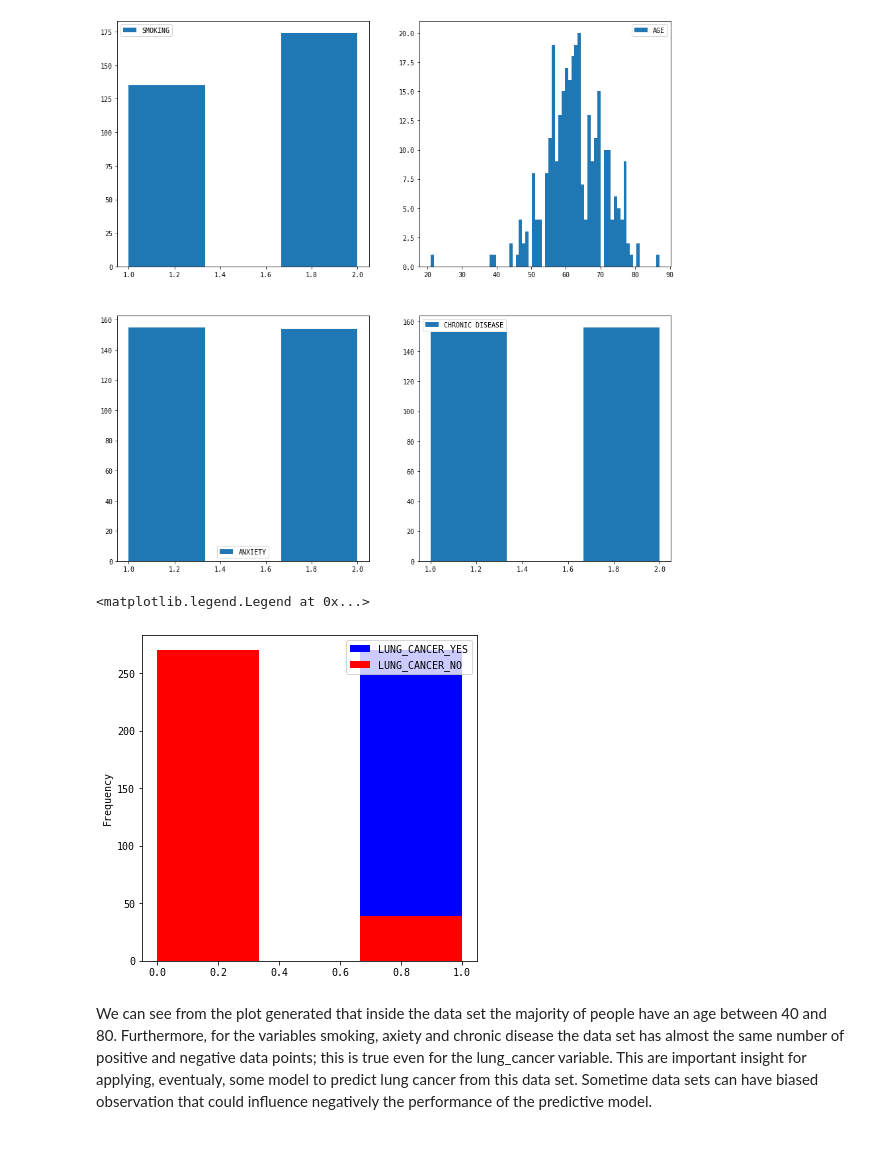
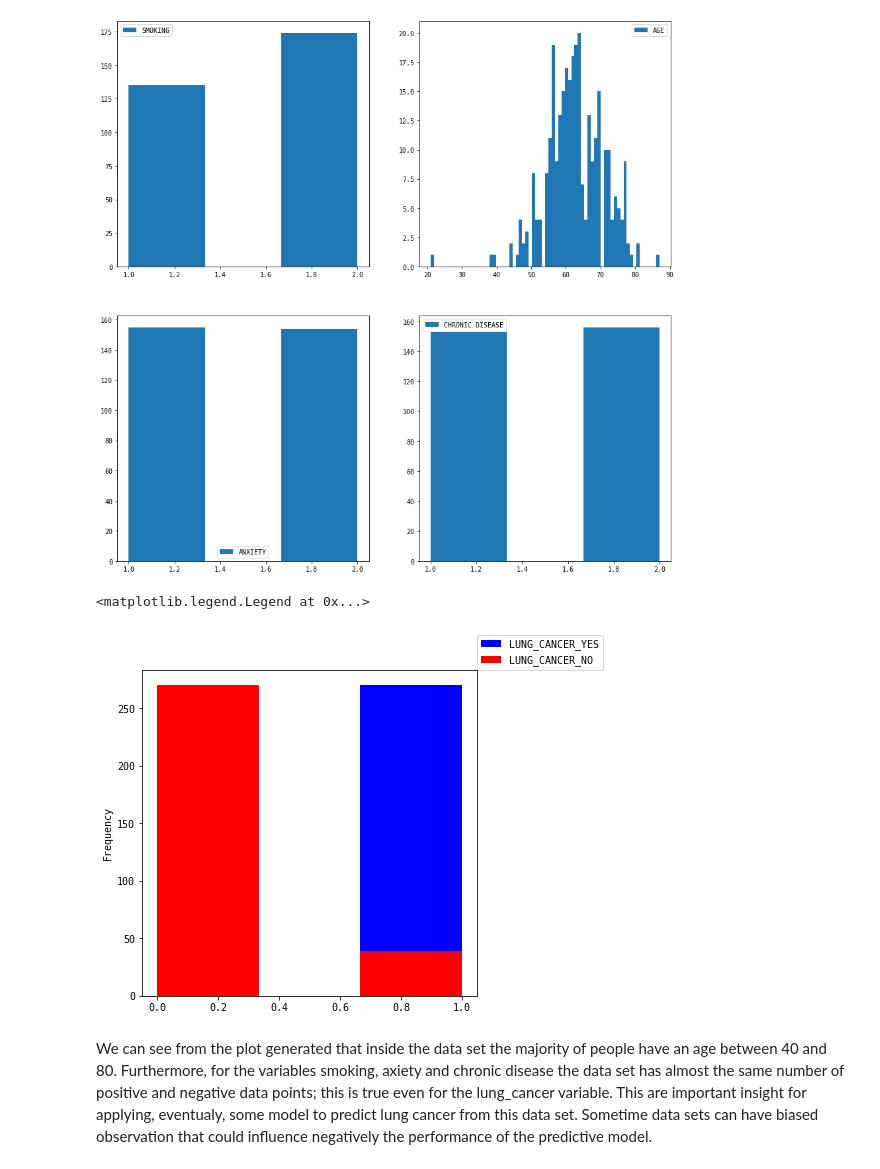
Before and after one commit to yassinzeraoulia97/esercizi, a Jupyter notebook: analysis.ipynb, the cells around one changed output. Cells and saved outputs as stored; diff of their text form; code cells hidden in the pictures.

Commit message:
plots1

```diff
--- a/analysis.ipynb
+++ b/analysis.ipynb
@@ -60,11 +60,11 @@ ax4.legend(loc='best')
 # %%
 plt.rc('figure', figsize=(6, 6))
 data['LUNG_CANCER_YES'].plot.hist(bins=3, color='b')
 data['LUNG_CANCER_NO'].plot.hist(bins=3, color='r')
-plt.legend()
+plt.legend(loc=(1,1))
 # %% [output]
 <matplotlib.legend.Legend at 0x...>
-[figure, old version]
+[figure, new version]
 # %% [markdown]
 We can see from the plot generated that inside the data set the majority of people have an age between 40 and 80. Furthermore, for the variables smoking, axiety and chronic disease the data set has almost the same number of positive and negative data points; this is true even for the lung_cancer variable.
 This are important insight for applying, eventualy, some model to predict lung cancer from this data set. Sometime data sets can have biased observation that could influence negatively the performance of the predictive model.
```
